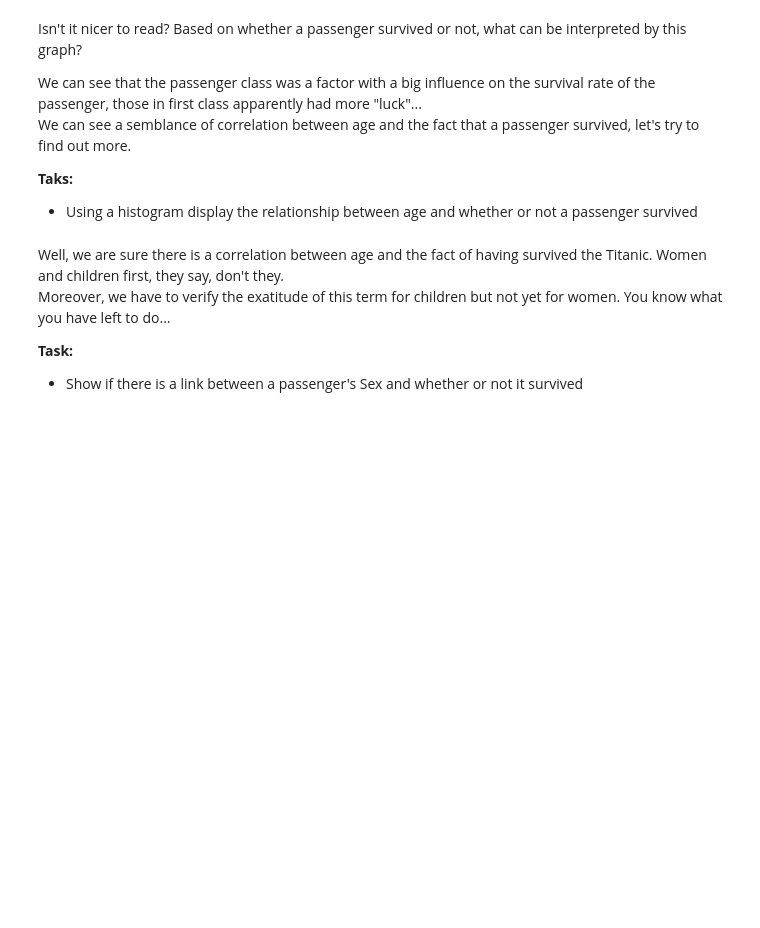
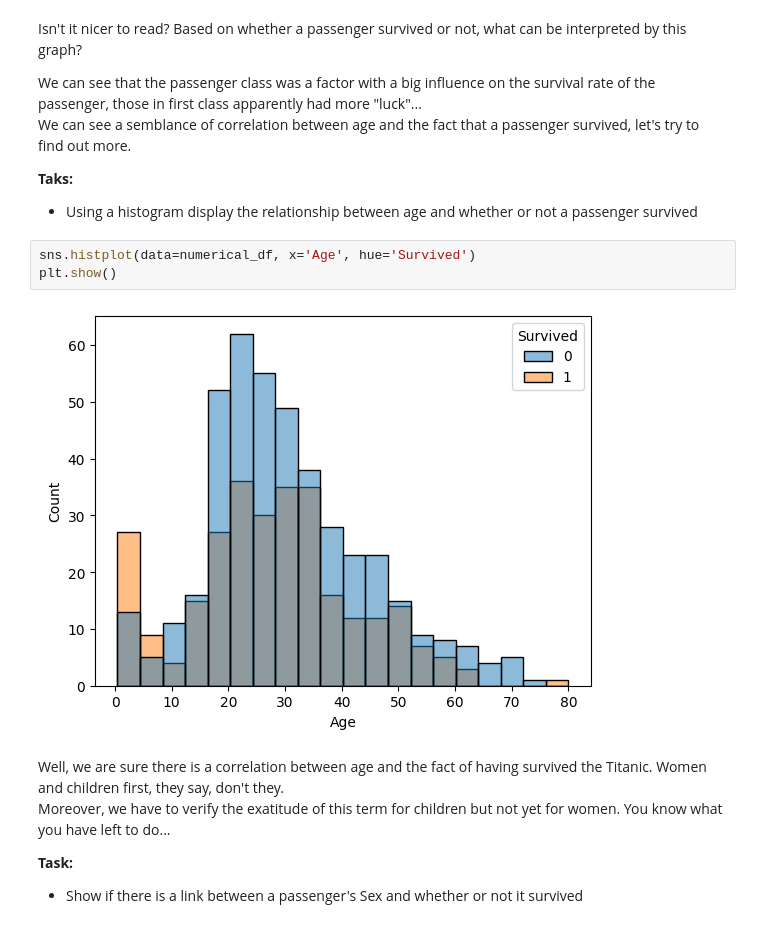
Before and after one commit to PoC-Community/day-01-Maxlam09, a Jupyter notebook: 3 - data-science/Data science.ipynb, the cells around one changed output. Drawn from its saved outputs; the diff is of its cells as text; blank space fills up the shorter version.

Commit message:
feat: end of clean data

```diff
--- a/3 - data-science/Data science.ipynb
+++ b/3 - data-science/Data science.ipynb
@@ -217,6 +252,11 @@ We can see a semblance of correlation between age and the fact that a passenger
 
 **Taks:**
 * Using a histogram display the relationship between age and whether or not a passenger survived
+# %%
+sns.histplot(data=numerical_df, x='Age', hue='Survived')
+plt.show()
+# %% [output]
+[figure, added]
 # %% [markdown]
 Well, we are sure there is a correlation between age and the fact of having survived the Titanic. Women and children first, they say, don't they. \
 Moreover, we have to verify the exatitude of this term for children but not yet for women. You know what you have left to do...
```
Also changed, not shown: parts of 11 cells of this notebook.
